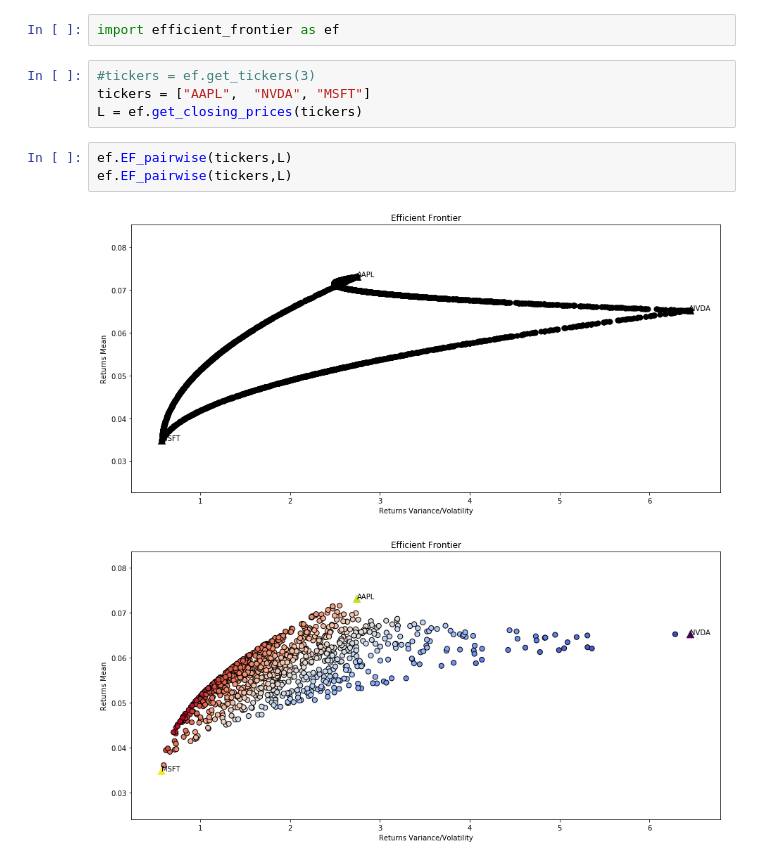
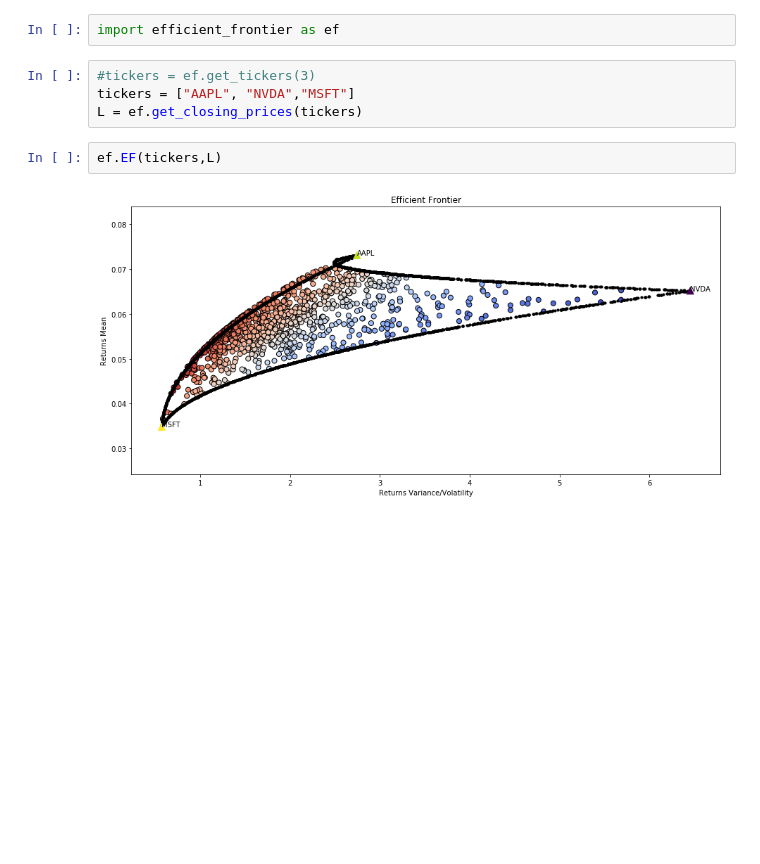
Before and after one commit to romiebanerjee/MPT, a Jupyter notebook: efficient_frontier.ipynb, the cells around one changed output. Cells and saved outputs as stored; diff of their text form; blank space fills up the shorter version.

```diff
--- a/efficient_frontier.ipynb
+++ b/efficient_frontier.ipynb
@@ -2,11 +2,9 @@
 import efficient_frontier as ef
 # %%
 #tickers = ef.get_tickers(3)
-tickers = ["AAPL",  "NVDA", "MSFT"]
+tickers = ["AAPL", "NVDA","MSFT"]
 L = ef.get_closing_prices(tickers)
 # %%
-ef.EF_pairwise(tickers,L)
-ef.EF_pairwise(tickers,L)
+ef.EF(tickers,L)
 # %% [output]
-[figure, old version]
+[figure, new version]
-[figure, removed]
```
